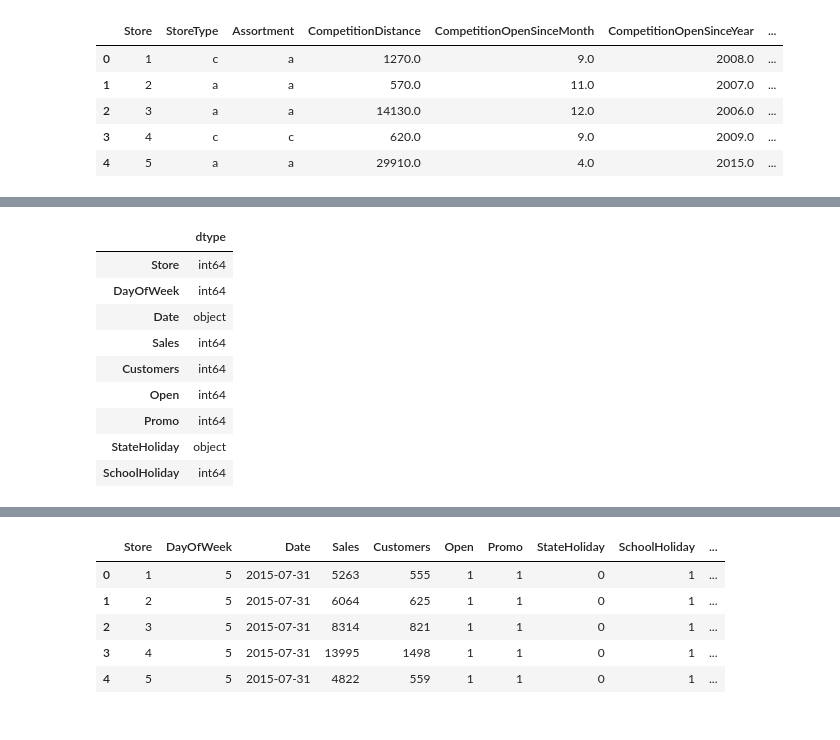
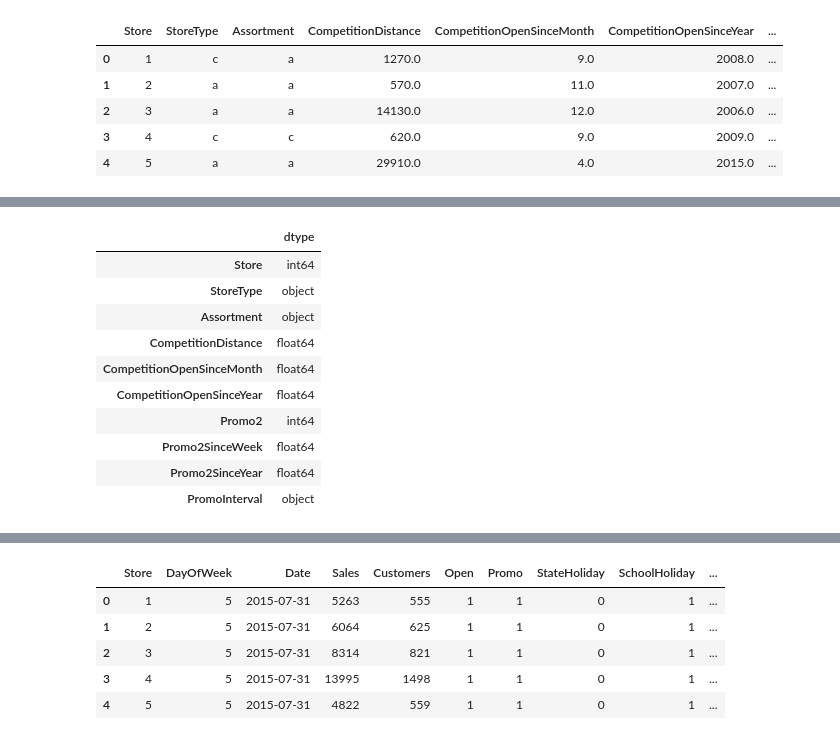
Before and after one commit to Yash1289/rossmann_sales_prediction, a Jupyter notebook: Rossmann_Sales_Prediction_Capstone_Project.ipynb, the cells around one changed output, grey strips where cells are left out. Saved outputs shown, nothing was run; the diff lists cells and outputs as text; code cells hidden in the pictures.

```diff
--- a/Rossmann_Sales_Prediction_Capstone_Project.ipynb
+++ b/Rossmann_Sales_Prediction_Capstone_Project.ipynb
@@ -114,13 +157,14 @@ rossmann_df[rossmann_df.duplicated( subset = ["Store" , "Date"])]
 # %%
-pd.DataFrame(rossmann_df.dtypes).rename(columns = {0:'dtype'})
+pd.DataFrame(store_df.dtypes).rename(columns = {0:'dtype'})
 # %% [output]
 |  | dtype |
 | Store | int64 |
-| DayOfWeek | int64 |
-| Date | object |
-| Sales | int64 |
-| Customers | int64 |
-| Open | int64 |
-| Promo | int64 |
-| StateHoliday | object |
-| SchoolHoliday | int64 |
+| StoreType | object |
+| Assortment | object |
+| CompetitionDistance | float64 |
+| CompetitionOpenSinceMonth | float64 |
+| CompetitionOpenSinceYear | float64 |
+| Promo2 | int64 |
+| Promo2SinceWeek | float64 |
+| Promo2SinceYear | float64 |
+| PromoInterval | object |
```
Also changed, not shown: parts of 162 cells of this notebook.
